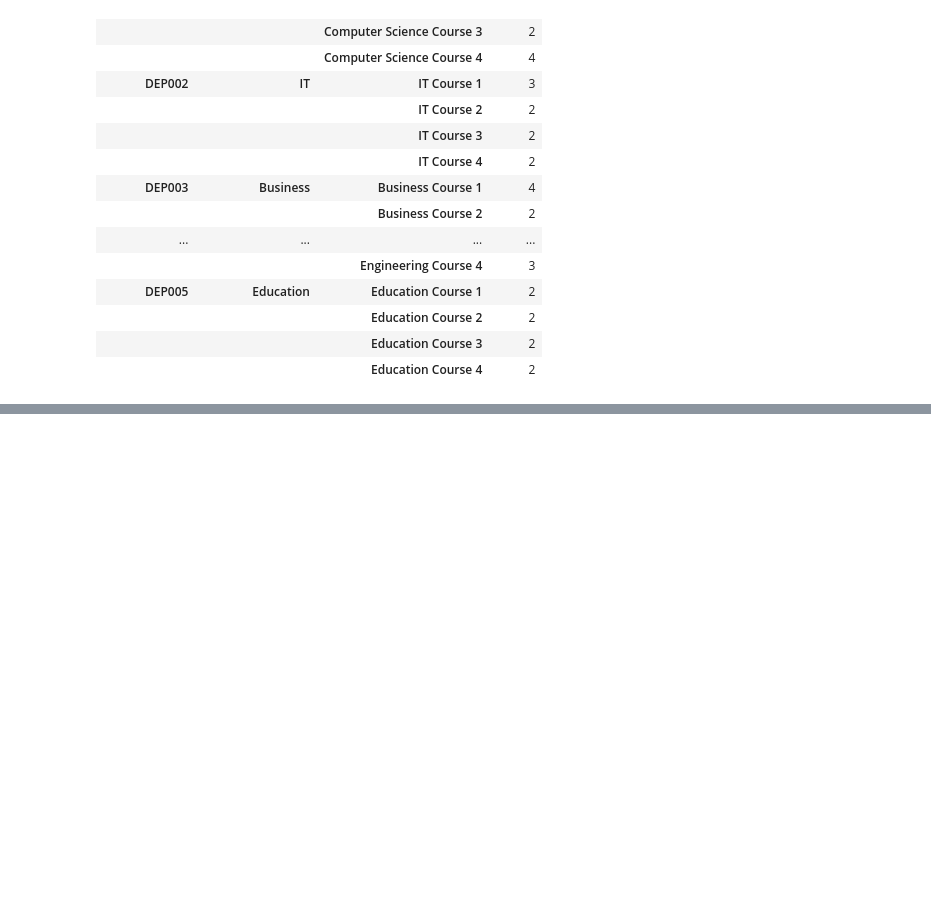
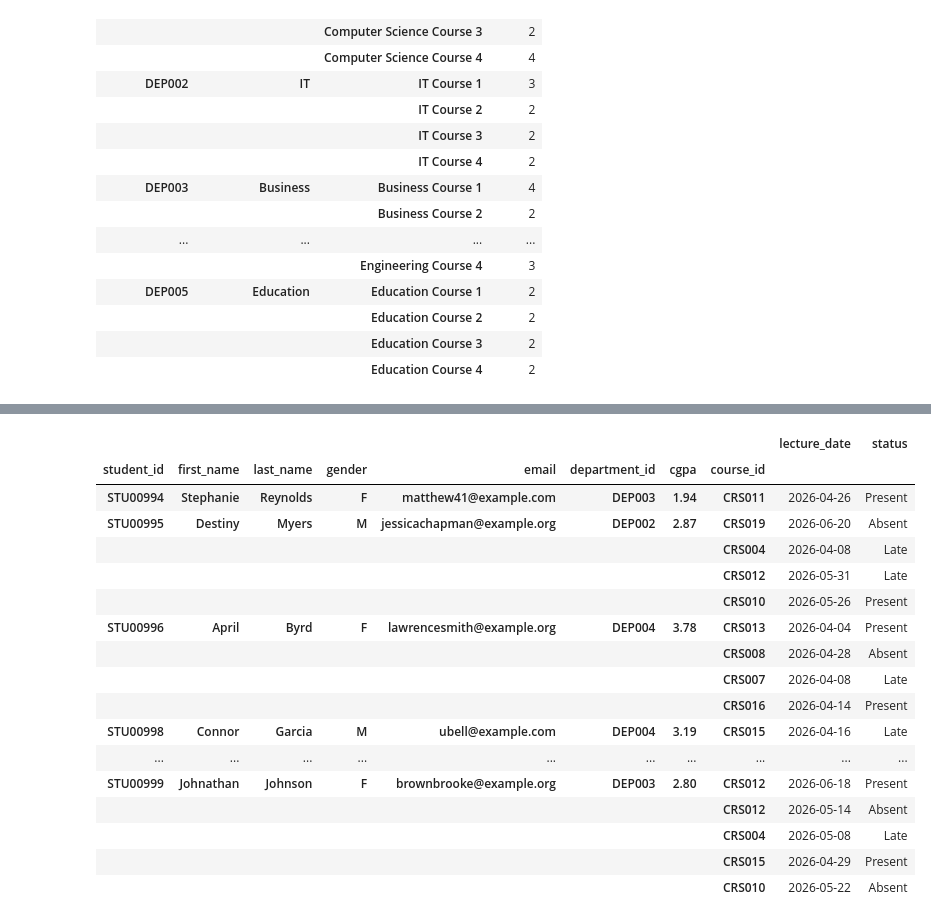
Before and after one commit to Hashim-baya/Data_Science, a Jupyter notebook: Student_Records_Analysis/notebooks/02_data_cleaning.ipynb, the cells around one changed output, grey strips where cells are left out. Cells and saved outputs as stored; diff of their text form; code cells hidden in the pictures; blank space fills up the shorter version.

```diff
--- a/Student_Records_Analysis/notebooks/02_data_cleaning.ipynb
+++ b/Student_Records_Analysis/notebooks/02_data_cleaning.ipynb
@@ -552,0 +717,21 @@ course_departments.to_csv('../data/interim/departments_courses.csv')
+# %%
+students_attendance[students_attendance.duplicated()].tail(20)
+# %% [output]
+|  |  |  |  |  |  |  |  | lecture_date | status |
+| student_id | first_name | last_name | gender | email | department_id | cgpa | course_id |  |  |
+| STU00994 | Stephanie | Reynolds | F | matthew41@example.com | DEP003 | 1.94 | CRS011 | 2026-04-26 | Present |
+| STU00995 | Destiny | Myers | M | jessicachapman@example.org | DEP002 | 2.87 | CRS019 | 2026-06-20 | Absent |
+|  |  |  |  |  |  |  | CRS004 | 2026-04-08 | Late |
+|  |  |  |  |  |  |  | CRS012 | 2026-05-31 | Late |
+|  |  |  |  |  |  |  | CRS010 | 2026-05-26 | Present |
+| STU00996 | April | Byrd | F | lawrencesmith@example.org | DEP004 | 3.78 | CRS013 | 2026-04-04 | Present |
+|  |  |  |  |  |  |  | CRS008 | 2026-04-28 | Absent |
+|  |  |  |  |  |  |  | CRS007 | 2026-04-08 | Late |
+|  |  |  |  |  |  |  | CRS016 | 2026-04-14 | Present |
+| STU00998 | Connor | Garcia | M | ubell@example.com | DEP004 | 3.19 | CRS015 | 2026-04-16 | Late |
+| ... | ... | ... | ... | ... | ... | ... | ... | ... | ... |
+| STU00999 | Johnathan | Johnson | F | brownbrooke@example.org | DEP003 | 2.80 | CRS012 | 2026-06-18 | Present |
+|  |  |  |  |  |  |  | CRS012 | 2026-05-14 | Absent |
+|  |  |  |  |  |  |  | CRS004 | 2026-05-08 | Late |
+|  |  |  |  |  |  |  | CRS015 | 2026-04-29 | Present |
+|  |  |  |  |  |  |  | CRS010 | 2026-05-22 | Absent |
```
Also changed, not shown: parts of 24 cells of this notebook, 4 other files.
